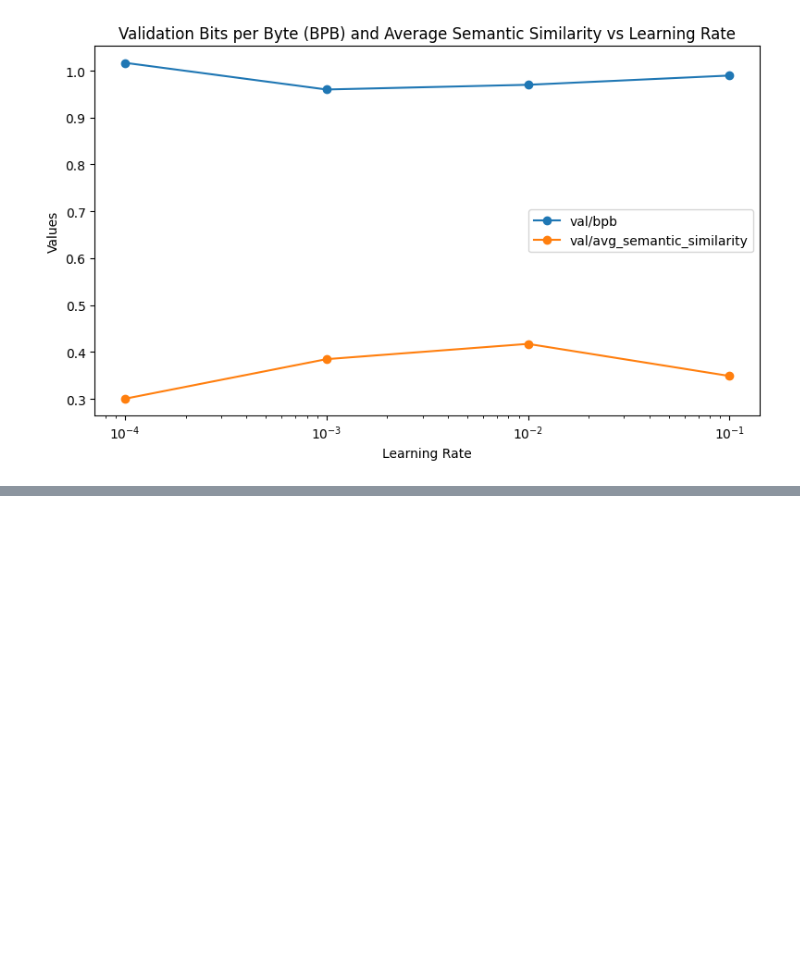
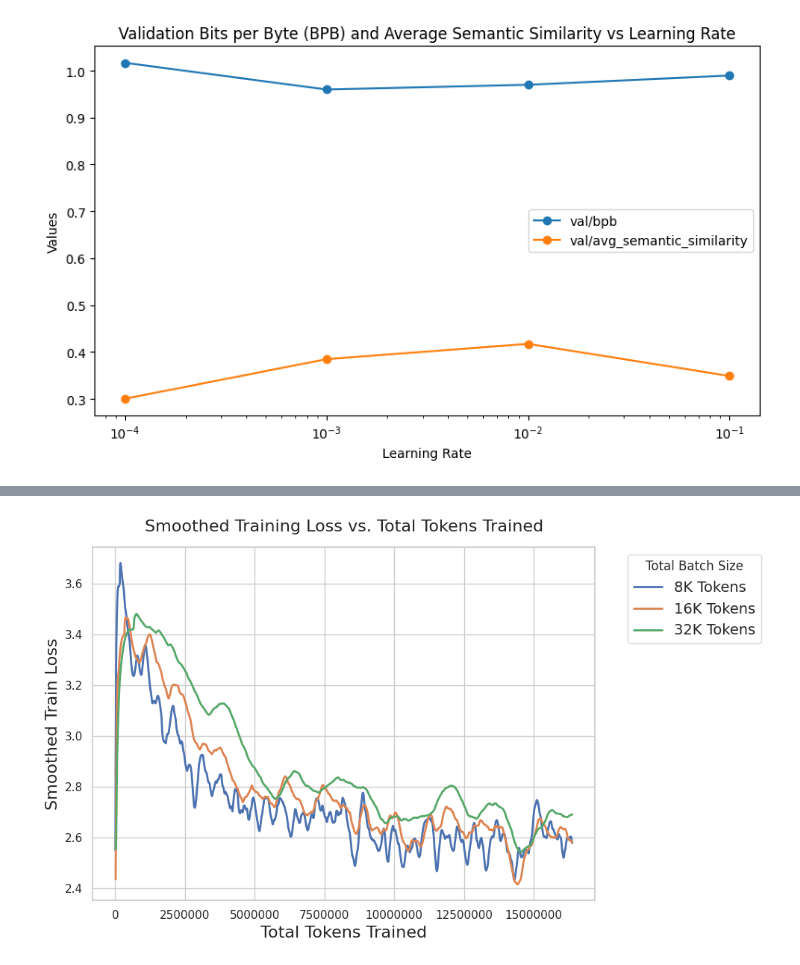
Before and after one commit to AlexanderSwartz/multimodal-nanochat, a Jupyter notebook: scripts/analyze_wandb_runs.ipynb, the cells around one changed output, grey strips where cells are left out. Cells and saved outputs as stored; diff of their text form; code cells hidden in the pictures; blank space fills up the shorter version.

```diff
--- a/scripts/analyze_wandb_runs.ipynb
+++ b/scripts/analyze_wandb_runs.ipynb
@@ -863,0 +1141,59 @@ plt.show()
+# %%
+import matplotlib.pyplot as plt
+import seaborn as sns
+
+# 1. Map batch sizes and calculate samples seen
+batch_size_mapping = {
+    "iteration2000_totalBS8192_lr1e-2": 8192,
+    "iteration1000_totalBS16384_lr1e-2": 16384,
+    "iteration500_totalBS32768_lr1e-2": 32768
+}
+
+custom_labels = {
+    "iteration2000_totalBS8192_lr1e-2": "8K Tokens",
+    "iteration1000_totalBS16384_lr1e-2": "16K Tokens",
+    "iteration500_totalBS32768_lr1e-2": "32K Tokens"
+}
+
+history_df["batch_size"] = history_df["Run Name"].map(batch_size_mapping)
+history_df["samples_seen"] = history_df["step"] * history_df["batch_size"]
+history_df["Run Name"] = history_df["Run Name"].map(custom_labels)
+
+# 2. Calculate the moving average (smoothed loss)
+# You can tweak window_size. A window of 20 means it averages the last 20 logged steps.
+window_size = 20
+
+history_df["smoothed_loss"] = (
+    history_df.groupby("Run Name")["train/loss"]
+    .transform(lambda x: x.rolling(window=window_size, min_periods=1).mean())
+)
+
+# 3. Plot the smoothed data
+sns.set_theme(style="whitegrid")
+plt.figure(figsize=(10, 6))
+
+sns.lineplot(
+    data=history_df,
+    x="samples_seen",
+    y="smoothed_loss",   # <-- Now using the smoothed column
+    hue="Run Name",
+    linewidth=2.0        # Slightly thicker lines look nice on smoothed graphs
+)
+
+# Add titles and labels
+plt.title(f"Smoothed Training Loss vs. Total Tokens Trained", fontsize=16, pad=15)
+plt.xlabel("Total Tokens Trained", fontsize=16)
+plt.ylabel("Smoothed Train Loss", fontsize=16)
+
+# Prevent scientific notation on the x-axis
+plt.ticklabel_format(style='plain', axis='x')
+
+# Format the legend to sit outside the plot
+plt.legend(title="Total Batch Size", bbox_to_anchor=(1.05, 1), loc='upper left', fontsize=14)
+plt.tight_layout()
+
+# Save or show
+plt.savefig("smoothed_loss_comparison.png", dpi=300)
+plt.show()
+# %% [output]
+[figure, added]
```
Also changed, not shown: parts of 10 cells of this notebook.
